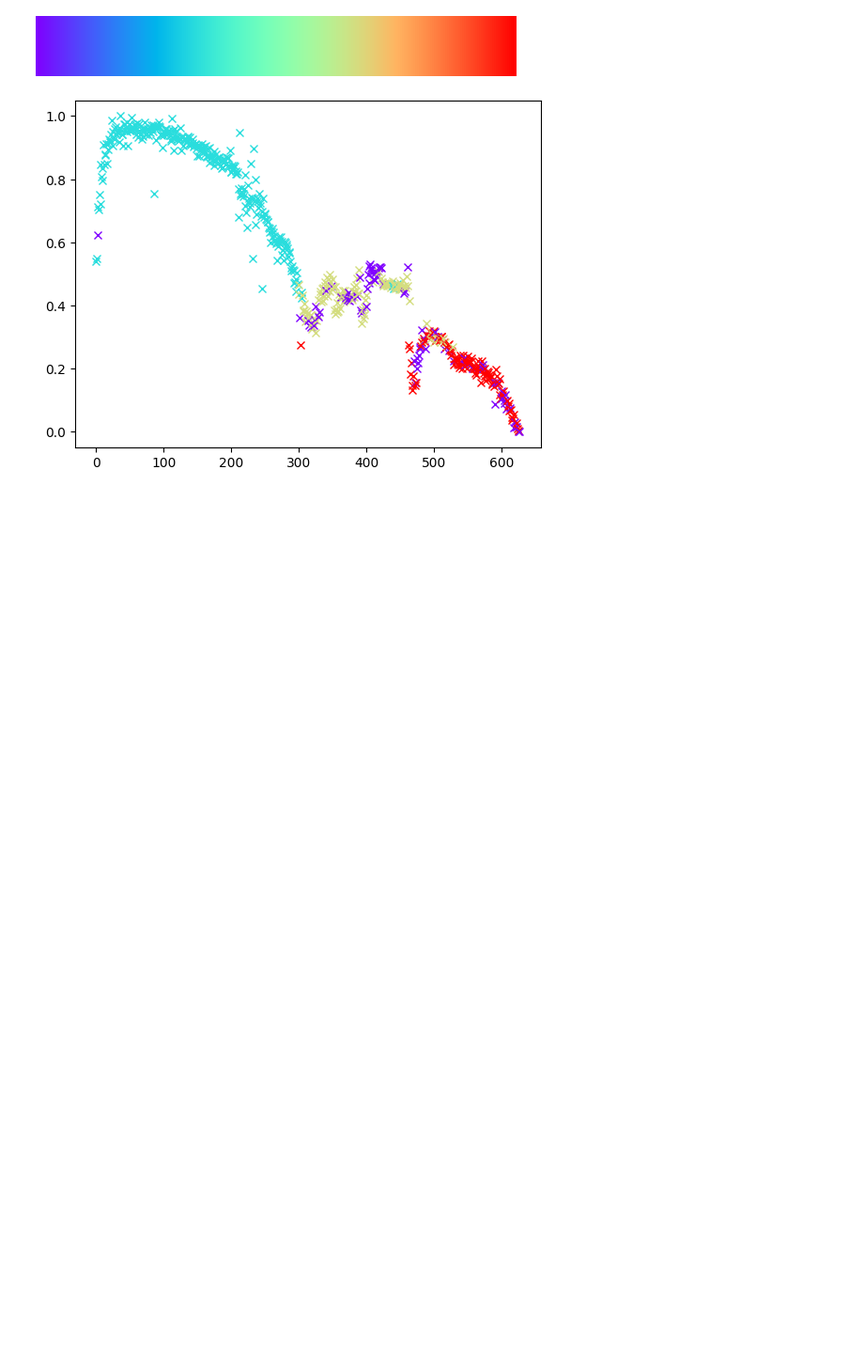
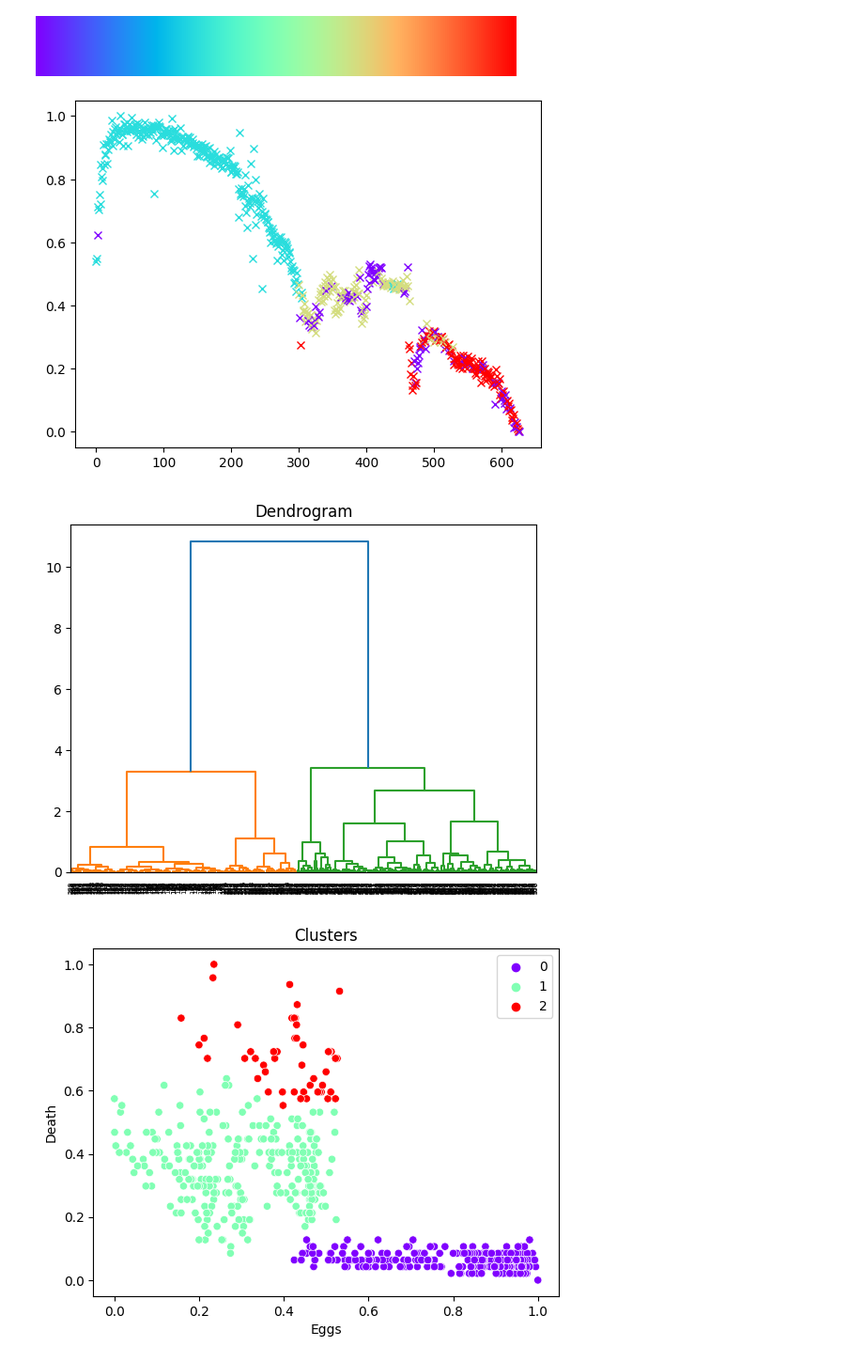
Before and after one commit to CanaliDavide/DASA--Project, a Jupyter notebook: Clustering.ipynb, the cells around one changed output. Shown at 94% size. Cells and saved outputs as stored; diff of their text form; code cells hidden in the pictures; blank space fills up the shorter version.

Commit message:
add clustering in utility

```diff
--- a/Clustering.ipynb
+++ b/Clustering.ipynb
@@ -246,3 +248,8 @@ for i in range(len(data_labels)):
 plt.show()
 # %% [output]
 [figure]
+# %%
+Utility.HierarchicalClutering(cycleA, ["Eggs", "Death"])
+# %% [output]
+[figure, added]
+[figure, added]
```
Also changed, not shown: parts of 5 cells of this notebook, 1 other file.
